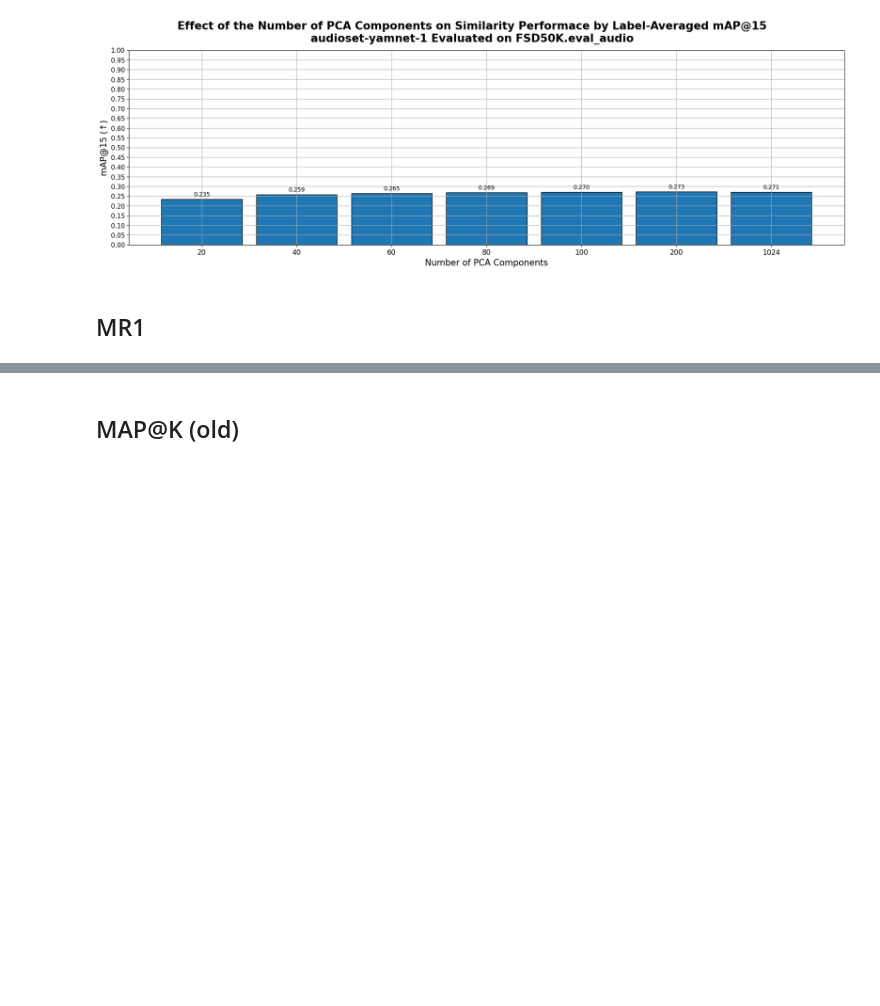
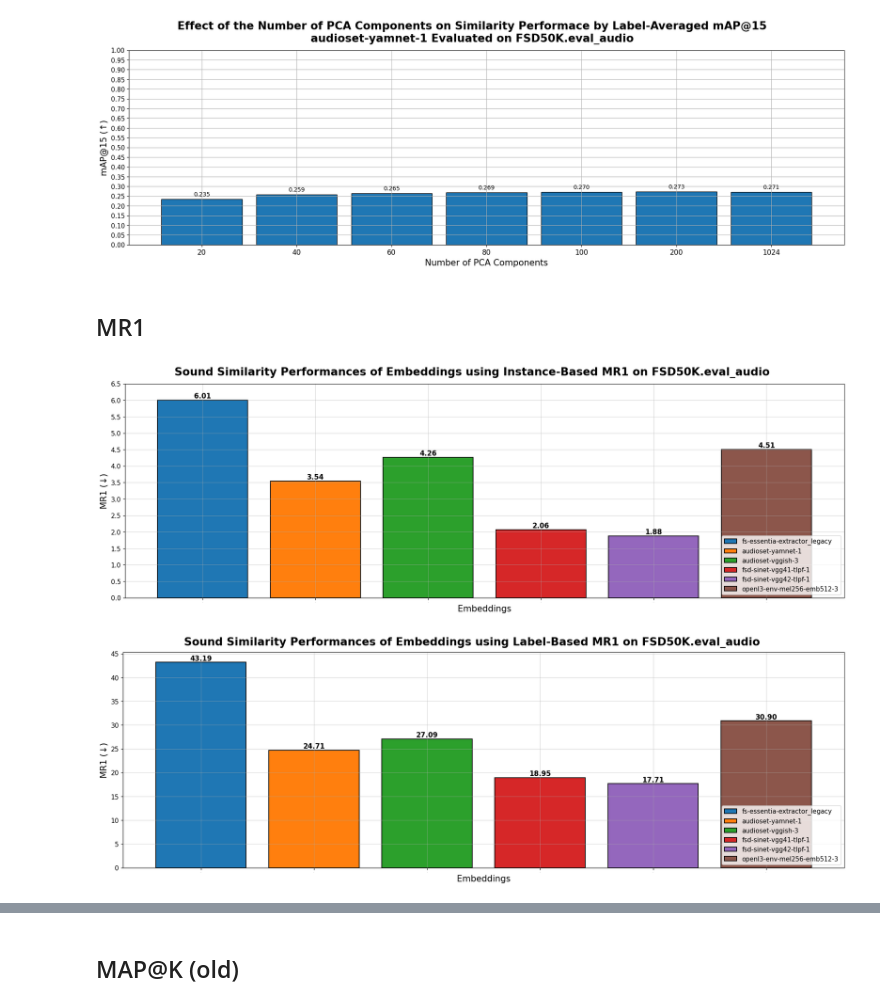
Before and after one commit to raraz15/semantic-sound-similarity, a Jupyter notebook: code/notebooks/metrics_plot.ipynb, the cells around one changed output, grey strips where cells are left out. Drawn from its saved outputs; the diff is of its cells as text; code cells hidden in the pictures; blank space fills up the shorter version.

```diff
--- a/code/notebooks/metrics_plot.ipynb
+++ b/code/notebooks/metrics_plot.ipynb
@@ -90,4 +89,11 @@ Saving figure to /home/roguz/freesound/freesound-perceptual_similarity/data/figu
 [figure]
 # %% [markdown]
 ## MR1
+# %%
+save_dir = os.path.join(FIGURES_DIR, "best_embeddings")
+plot_mr1_comparisons_multimodel(models, "micro", save_fig=False, save_dir=save_dir)
+plot_mr1_comparisons_multimodel(models, "macro", save_fig=False, save_dir=save_dir)
+# %% [output]
+[figure, added]
+[figure, added]
 # %%
```
Also changed, not shown: parts of 6 cells of this notebook, 1 other file.
